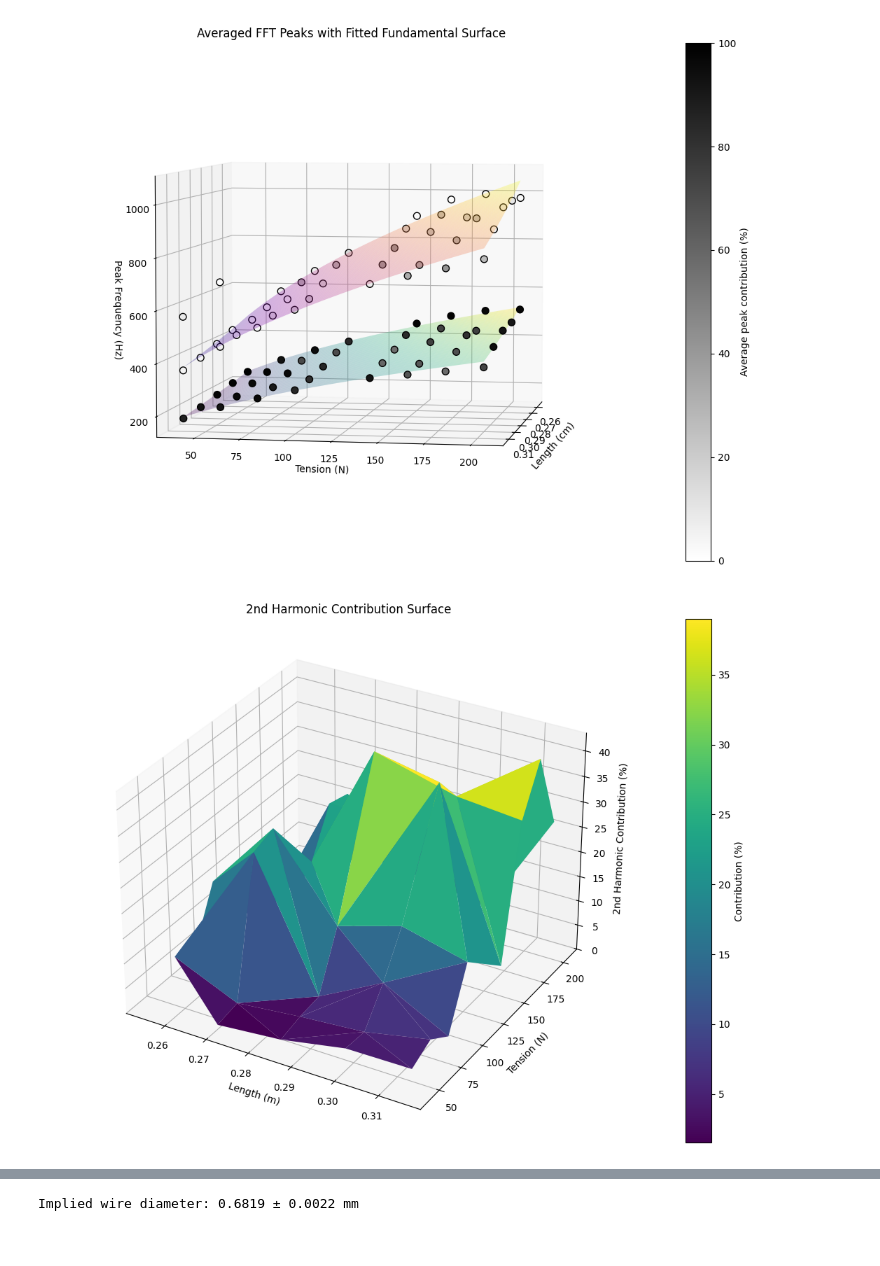
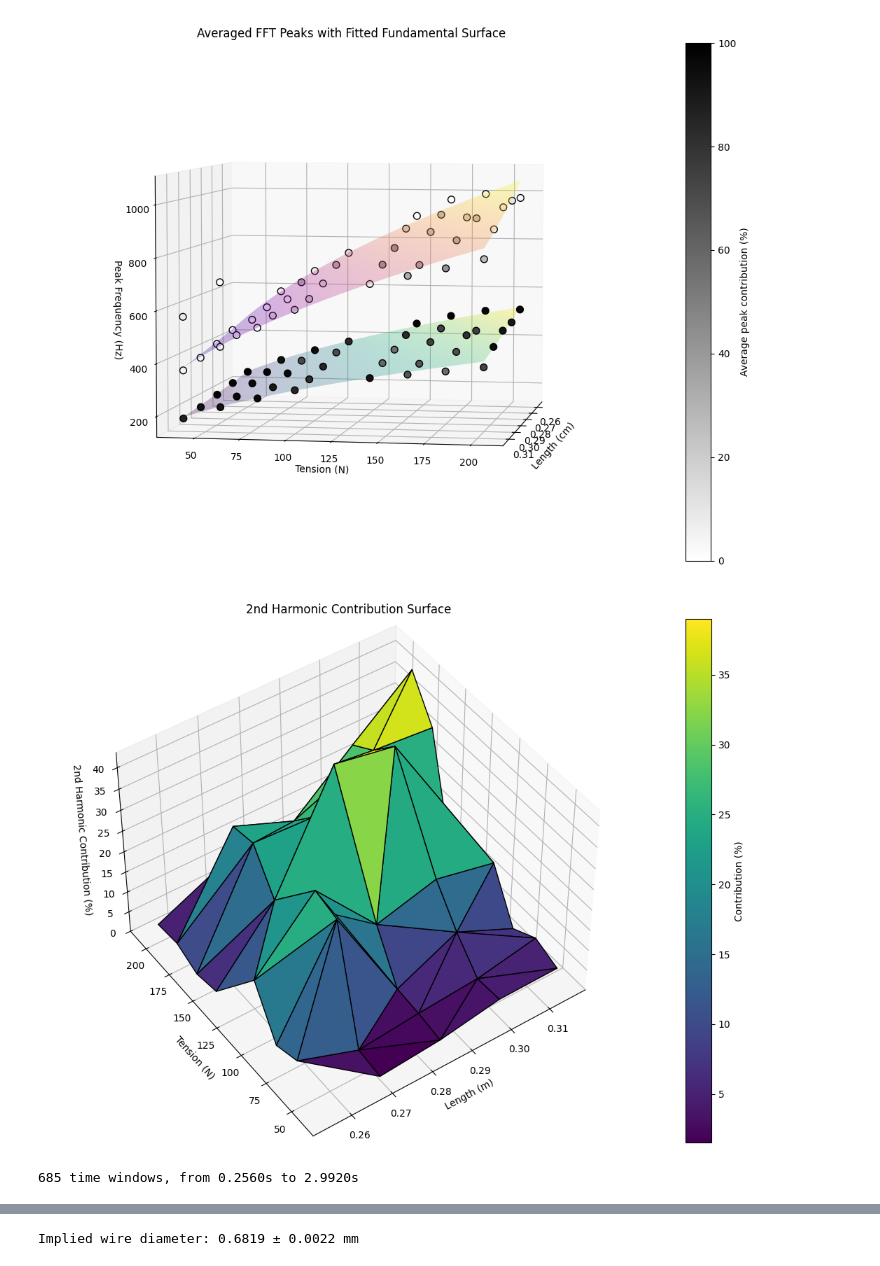
Before and after one commit to Spaantje5/Vibrating-String-Experiment, a Jupyter notebook: Frequentie analyse/Labjournal_frequency.ipynb, the cells around one changed output, grey strips where cells are left out. Saved outputs shown, nothing was run; the diff lists cells and outputs as text; code cells hidden in the pictures.

```diff
--- a/Frequentie analyse/Labjournal_frequency.ipynb
+++ b/Frequentie analyse/Labjournal_frequency.ipynb
@@ -471,18 +472,18 @@ plt.show()
 # %%
 harmonic_contribution = peak_percent[harmonic_rows]
 
 fig = plt.figure(figsize=(11, 8))
 ax = fig.add_subplot(111, projection="3d")
 
-surf = ax.plot_trisurf(harmonic_lengths, harmonic_forces, harmonic_contribution, cmap="viridis", edgecolor="none")
+surf = ax.plot_trisurf(harmonic_lengths, harmonic_forces, harmonic_contribution, cmap="viridis", edgecolor="black")
 
 ax.set_xlabel("Length (m)")
 ax.set_ylabel("Tension (N)")
 ax.set_zlabel("2nd Harmonic Contribution (%)")
 ax.set_title("2nd Harmonic Contribution Surface")
-
+ax.view_init(elev=45, azim=-125)
 fig.colorbar(surf, ax=ax, pad=0.1, label="Contribution (%)")
 plt.tight_layout()
 plt.show()
 # %% [output]
-[figure, old version]
+[figure, new version]
@@ -488,0 +583,43 @@ plt.show()
+# %%
+#WINDOWED FFT
+
+window_samples = 1024 #shorter: better time resolution, worse frequency resolution
+step_samples = 8 #overlap = window_samples-step_samples
+
+raw_trimmed, trimmed_length = manual_trim(3500)
+dt = np.nanmedian(np.diff(raw_array[0, 0, 0, :, 0])) #sampling interval
+fs = 1 / dt
+
+freqs_band_t, time_centers, magnitude_band_t = compute_windowed_magnitude_band(raw_trimmed[:, :, :, :, 1], fs, window_samples, step_samples, f_lo, f_hi)
+print(f"{magnitude_band_t.shape[3]} time windows, from {time_centers[0]:.4f}s to {time_centers[-1]:.4f}s")
+
+#PEAK DETECTION SETTINGS
+
+MIN_PEAK_FREQUENCY_HZ = 2 #minimum frequency that can be a valid peak
+BACKGROUND_MARGIN_DB = 10 #above the average level to count as significant
+MIN_DISTANCE_BINS = 20 #minimum bins between detected peaks
+PEAK_MATCH_TOLERANCE_HZ = 10 #peaks within this range across samples = same physical peak
+SAMPLE_CONSISTENCY_WEIGHT = True
+
+#"raw": magnitude is the average of whichever samples have this peak (no penalty)
+#"scaled": magnitude is scaled by n_samples_found / n_samples (like the percent weighting)
+MAGNITUDE_CONSISTENCY_MODE = "scaled"
+
+n_samples = 3 #replicates per measurement
+
+%matplotlib widget
+
+min_size, max_size = 10, 200
+
+# find the first frame that actually has peaks, to initialize the scatter with real data
+init_t_index = 0
+init_arrays = None
+for t in range(magnitude_band_t.shape[3]):
+    init_arrays = get_plot_arrays(t)
+    if init_arrays is not None:
+        init_t_index = t
+        break
+
+lengths0, forces0, freqs0, percent0, sizes0 = init_arrays
+# %% [output]
+685 time windows, from 0.2560s to 2.9920s
```
Also changed, not shown: parts of 6 cells of this notebook.
